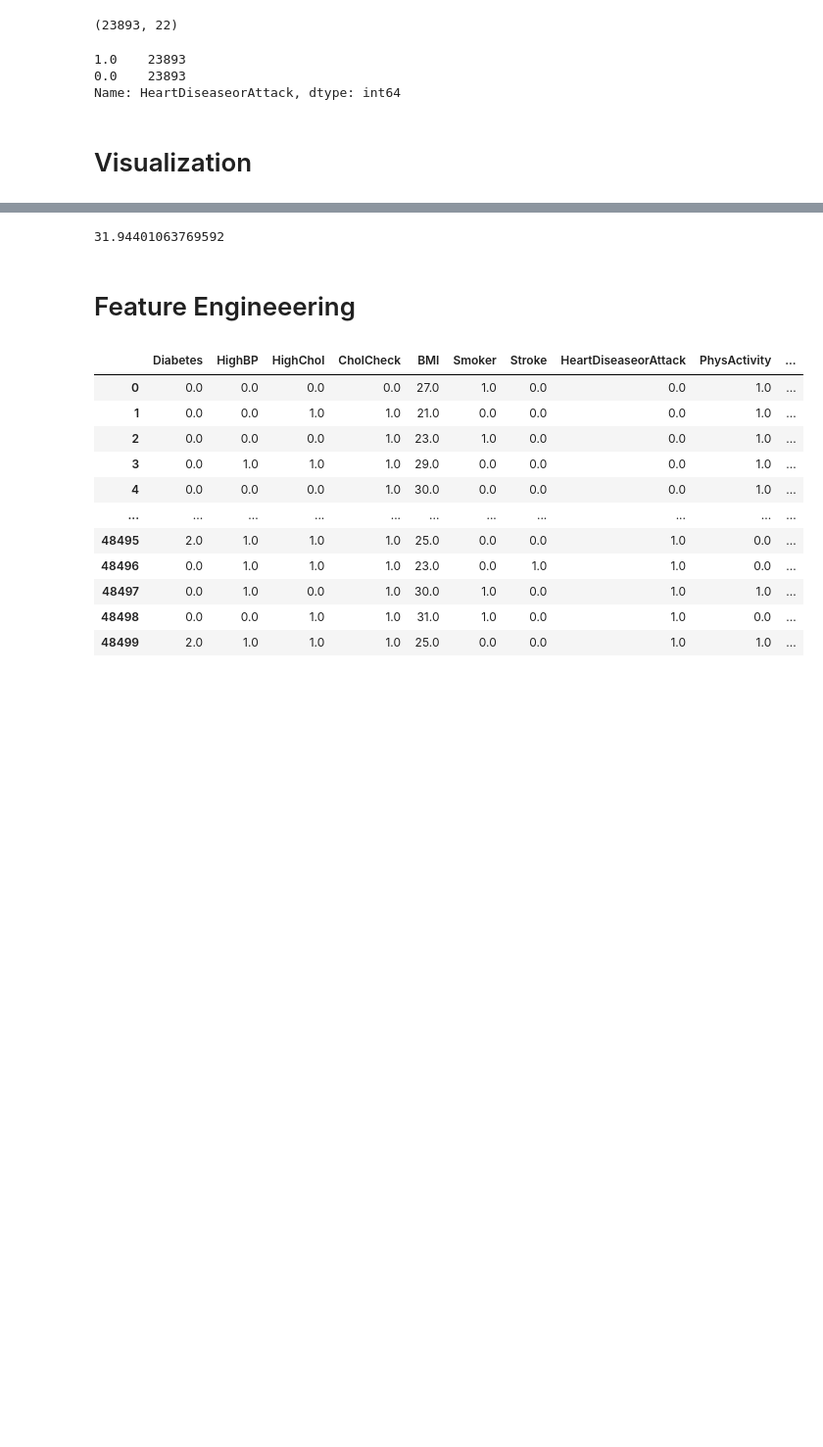
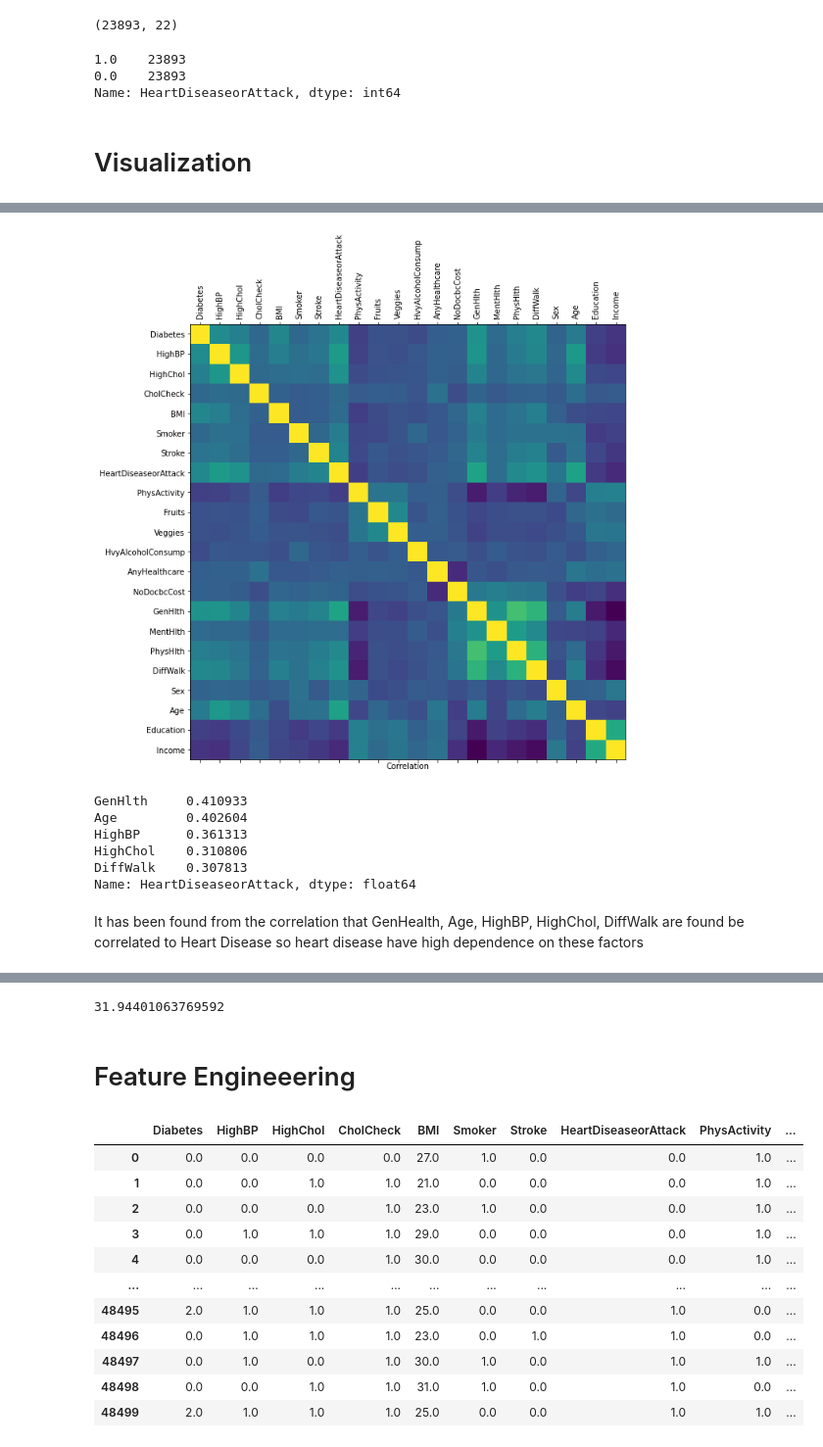
Before and after one commit to ajithpious/DeepSpeech, a Jupyter notebook: Project_BRFSS.ipynb, the cells around one changed output, grey strips where cells are left out. Shown: that part at 98% size. Cells and saved outputs as stored; diff of their text form; code cells hidden in the pictures; blank space fills up the shorter version.

```diff
--- a/Project_BRFSS.ipynb
+++ b/Project_BRFSS.ipynb
@@ -625 +625,30 @@ df
+# %%
+# Finding the correlation between two variable in the dataframe
+correlation=df.corr()
+
+# Plotting the correlation between different variables
+plt.figure(figsize=(20,10))
+plt.matshow(correlation,fignum=1)
+plt.xticks(range(len(correlation.columns)),correlation.columns.values,rotation=90)
+plt.yticks(range(len(correlation.columns)),correlation.columns.values)
+plt.xlabel('Correlation')
+plt.show()
+# %% [output]
+[figure, added]
+# %%
+# Finding the correlation between target variable and independent variables
+cor_tar=corelation.loc['HeartDiseaseorAttack',:]
+
+# Sorting the correlation based on the values and finding the top 5 correlated varibales
+corr_cols=cor_tar.sort_values(ascending=False)[1:6]
+corr_cols
+# %% [output]
+GenHlth     0.410933
+Age         0.402604
+HighBP      0.361313
+HighChol    0.310806
+DiffWalk    0.307813
+Name: HeartDiseaseorAttack, dtype: float64
+# %% [markdown]
+It has been found from the correlation that GenHealth, Age, HighBP, HighChol, DiffWalk are found be correlated to Heart Disease so heart disease have high dependence on these factors
 # %%
```
Also changed, not shown: parts of 15 cells of this notebook.
